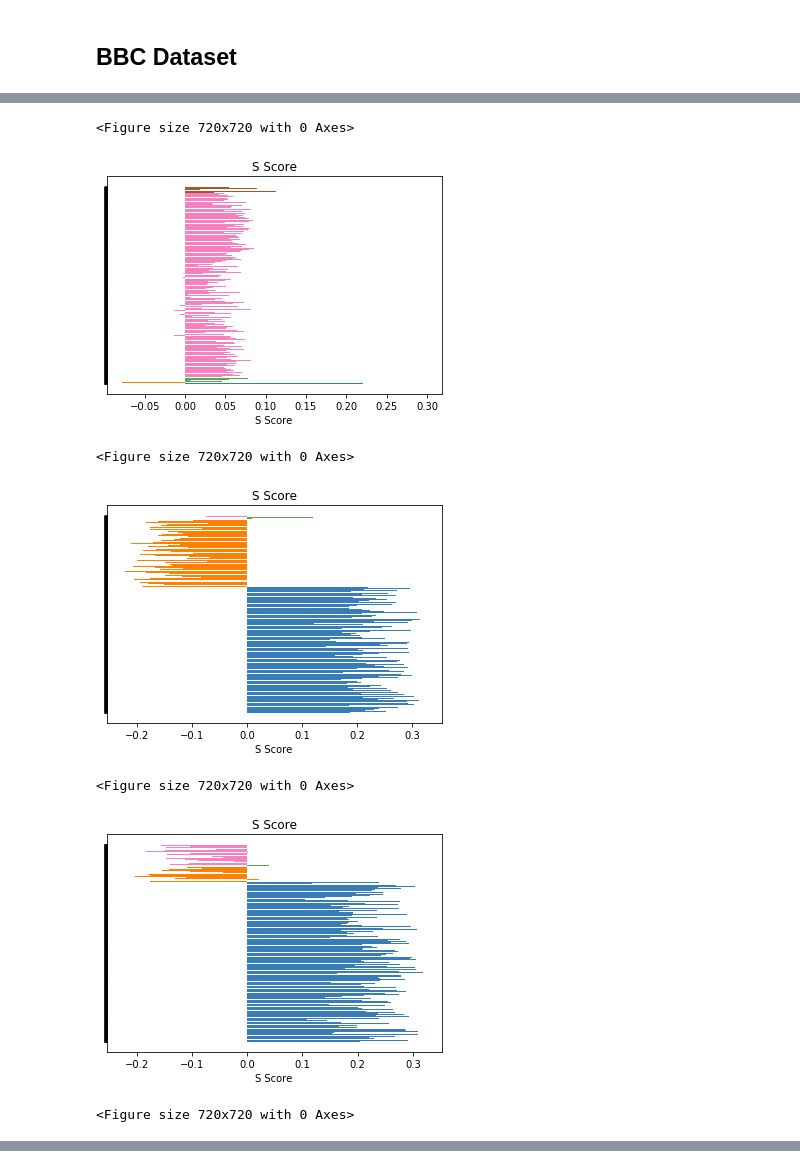
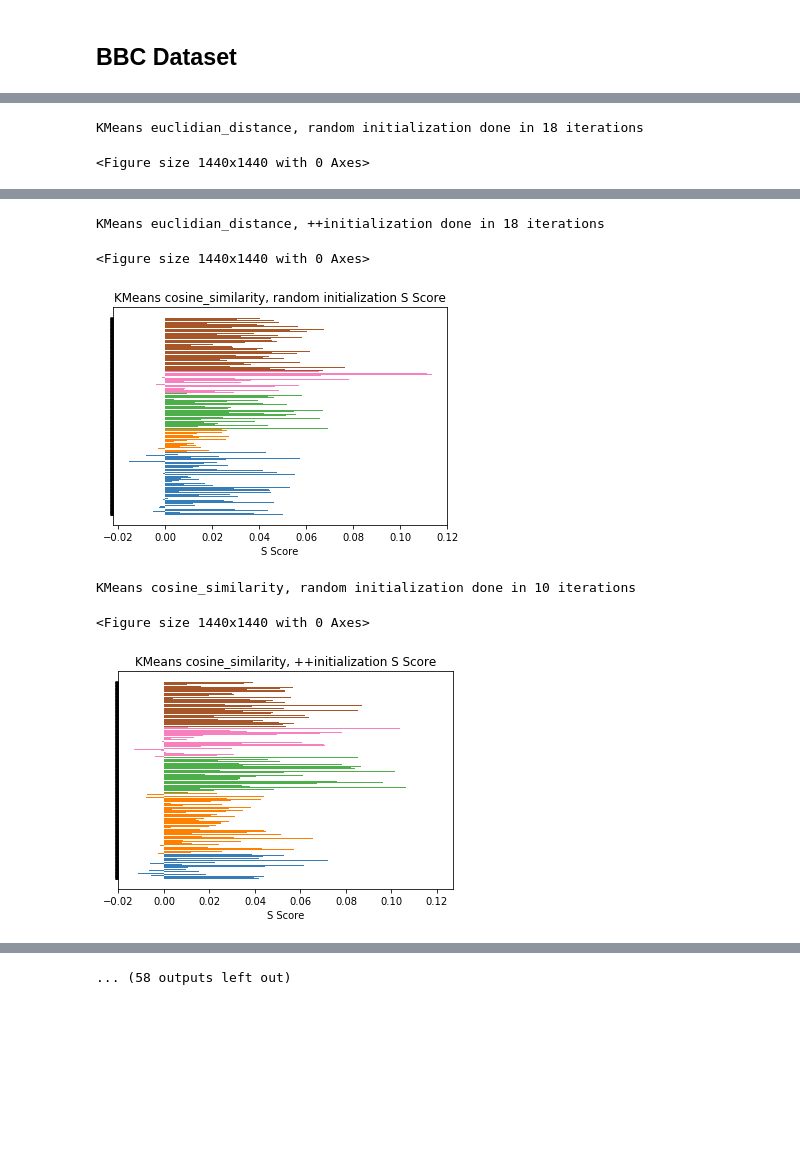
Before and after one commit to E-Trindade/python-kmeans, a Jupyter notebook: KMeans.ipynb, the cells around one changed output, grey strips where cells are left out. Cells and saved outputs as stored; diff of their text form; code cells hidden in the pictures; blank space fills up the shorter version.

Commit message:
Improved XMeansm, BBC tests

```diff
--- a/KMeans.ipynb
+++ b/KMeans.ipynb
@@ -154,12 +170,16 @@ class XMeans(KMeans):
 
         super().train(X)
 
+        k = 0
         while len(self.centroids) < self.maximum:
             old_len = len(self.centroids)
             self.centroids = self.plan_new_centroids(X)
 
             super().train(X)
+
             if len(self.centroids) == old_len:
+                k += 1
+            if k == 10:
                 break
         return self, len(self.centroids)
 
@@ -186,7 +206,7 @@ class XMeans(KMeans):
             hipotesis_kmeans.train(x_in_centroid_group)
 
             # Compare pre_split and post_split models
-            if hipotesis_kmeans.get_bic_score(X) < pre_split_kmeans.get_bic_score(X):
+            if hipotesis_kmeans.get_bic_score(X) > pre_split_kmeans.get_bic_score(X):
                 new_centroids += hipotesis_kmeans.centroids
             else:
                 new_centroids += pre_split_kmeans.centroids
@@ -290,7 +310,17 @@ from sklearn import cluster, datasets, mixture
 from itertools import cycle, islice
 %matplotlib inline
 
-def plot_silhouette(instance, X):
+
+def plot_elbow(error_table):
+    fig = plt.figure(figsize=(20, 20))
+
+    fig, ax = plt.subplots()
+    plt.scatter(error_table[:, 0].astype(str), error_table[:, 1], color='black')
+    ax.set_title('Elbow Score')
+
+    plt.show()
+
+def plot_silhouette(instance, X, title):
     fig = plt.figure(figsize=(20, 20))
     predictions = [instance.predict(x) for x in X]
     y_pred = [y for y, _ in predictions]
@@ -307,7 +337,7 @@ def plot_silhouette(instance, X):
     ax.set_yticklabels([])
     #ax.invert_yaxis()  # labels read top-to-bottom
     ax.set_xlabel('S Score')
-    ax.set_title('S Score')
+    ax.set_title(title + ' S Score')
 
     plt.show()
 # %%
@@ -320,21 +350,43 @@ def get_files_in_folder(folder):
 # %%
 CENTROIDS = 5
 MIN_CENTROIDS = 1
-MAX_CENTROIDS = 10
+MAX_CENTROIDS = 15
 
-def get_instances(X):
+def get_instances_kmeans(X):
     return [
-        KMeans().with_euclidian_distance().initialize_random(CENTROIDS, X),
-#         KMeans().with_euclidian_distance().initialize_plus_plus(CENTROIDS, X),
-#         KMeans().with_cosin_similarity().initialize_random(CENTROIDS, X),
-#         KMeans().with_cosin_similarity().initialize_plus_plus(CENTROIDS, X),
-#         XMeans().with_euclidian_distance().set_centroid_estimation_range(MIN_CENTROIDS, MAX_CENTROIDS),
-#         XMeans().with_cosin_similarity().set_centroid_estimation_range(MIN_CENTROIDS, MAX_CENTROIDS)
+         ('KMeans euclidian_distance, random initialization', lambda i: KMeans().with_euclidian_distance().initialize_random(i, X)),
+         ('KMeans euclidian_distance, ++initialization', lambda i: KMeans().with_euclidian_distance().initialize_plus_plus(i, X)),
+         ('KMeans cosine_similarity, random initialization', lambda i: KMeans().with_cosin_similarity().initialize_random(i, X)),
+         ('KMeans cosine_similarity, ++initialization', lambda i: KMeans().with_cosin_similarity().initialize_plus_plus(i, X))
+    ]
+def get_instances_xmeans(X):
+    return [
+         ('XMeans euclidian_distance', lambda: XMeans().with_euclidian_distance().set_centroid_estimation_range(MIN_CENTROIDS, MAX_CENTROIDS)),
+         ('XMeans cosine_similarity', lambda: XMeans().with_cosin_similarity().set_centroid_estimation_range(MIN_CENTROIDS, MAX_CENTROIDS))
     ]
 
+
 for f in get_files_in_folder('data/bbc'):
+
+    print('File:', f)
     X = read_data(f)
-    for instance in get_instances(X):
-        instance.train(X)
-        plot_silhouette(instance, X)
+
+    for desc, instance_f in get_instances_kmeans(X):
+#         elbow_table = np.array([
+#             [i, instance_f(i).train(X)[0].get_squared_mean_error(X)] for i in range(MIN_CENTROIDS, MAX_CENTROIDS + 1)
+#         ])
+#         print(elbow_table)
+#         plot_elbow(elbow_table)
+        instance = instance_f(CENTROIDS)
+        instance, iterations = instance.train(X)
+        plot_silhouette(instance, X, desc)
+
+        print(desc, 'done in', str(iterations), 'iterations')
+
+    for desc, instance_f in get_instances_xmeans(X):
+        instance = instance_f()
+        instance, iterations = instance.train(X)
+        plot_silhouette(instance, X, desc)
+
+        print(desc, 'done in', str(iterations), 'iterations')
 # %% [output]
@@ -343,0 +396,2 @@ for f in get_files_in_folder('data/bbc'):
+KMeans euclidian_distance, random initialization done in 18 iterations
+<Figure size 1440x1440 with 0 Axes>
@@ -345,7 +399,6 @@ for f in get_files_in_folder('data/bbc'):
-<Figure size 720x720 with 0 Axes>
+KMeans euclidian_distance, ++initialization done in 18 iterations
+<Figure size 1440x1440 with 0 Axes>
-[figure, old version]
+[figure, new version]
-<Figure size 720x720 with 0 Axes>
+KMeans cosine_similarity, random initialization done in 10 iterations
+<Figure size 1440x1440 with 0 Axes>
-[figure, old version]
+[figure, new version]
-<Figure size 720x720 with 0 Axes>
-[figure, removed]
-<Figure size 720x720 with 0 Axes>
@@ -352,0 +405 @@ for f in get_files_in_folder('data/bbc'):
+... (58 outputs left out)
```
Also changed, not shown: parts of 4 cells of this notebook.
